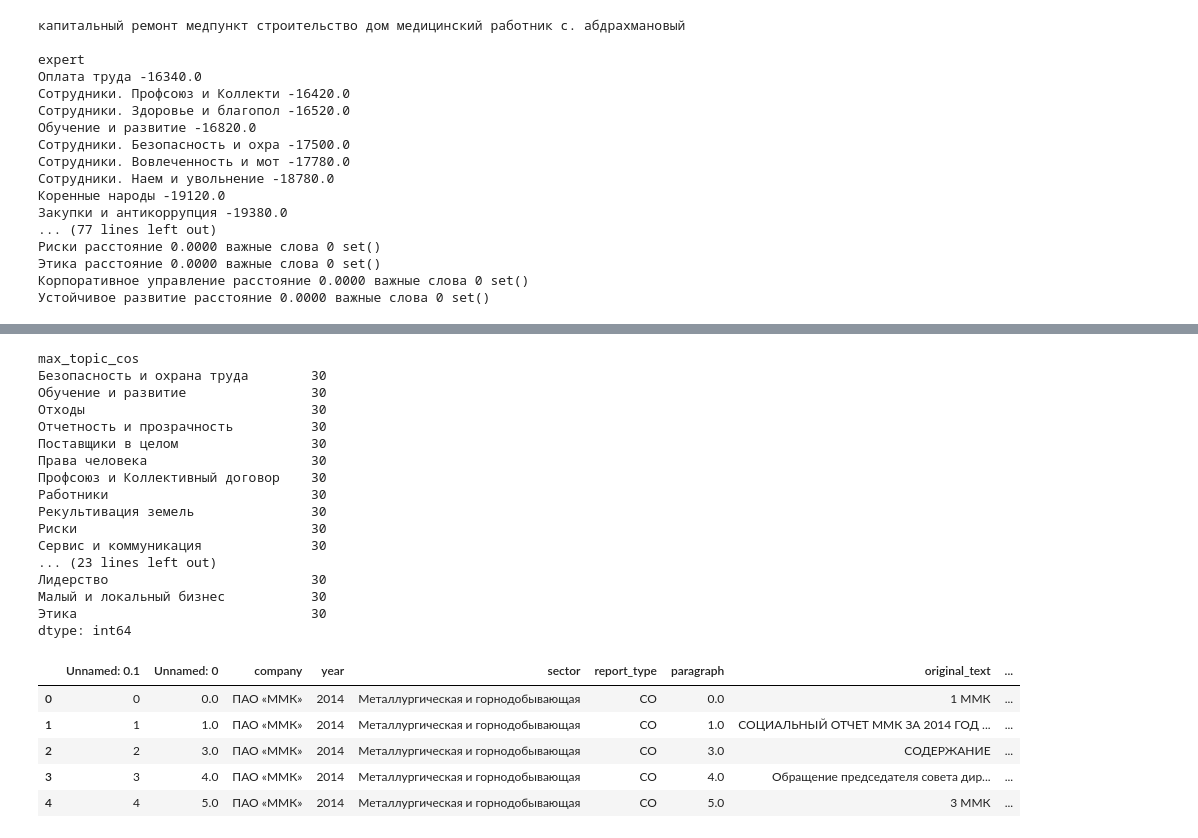
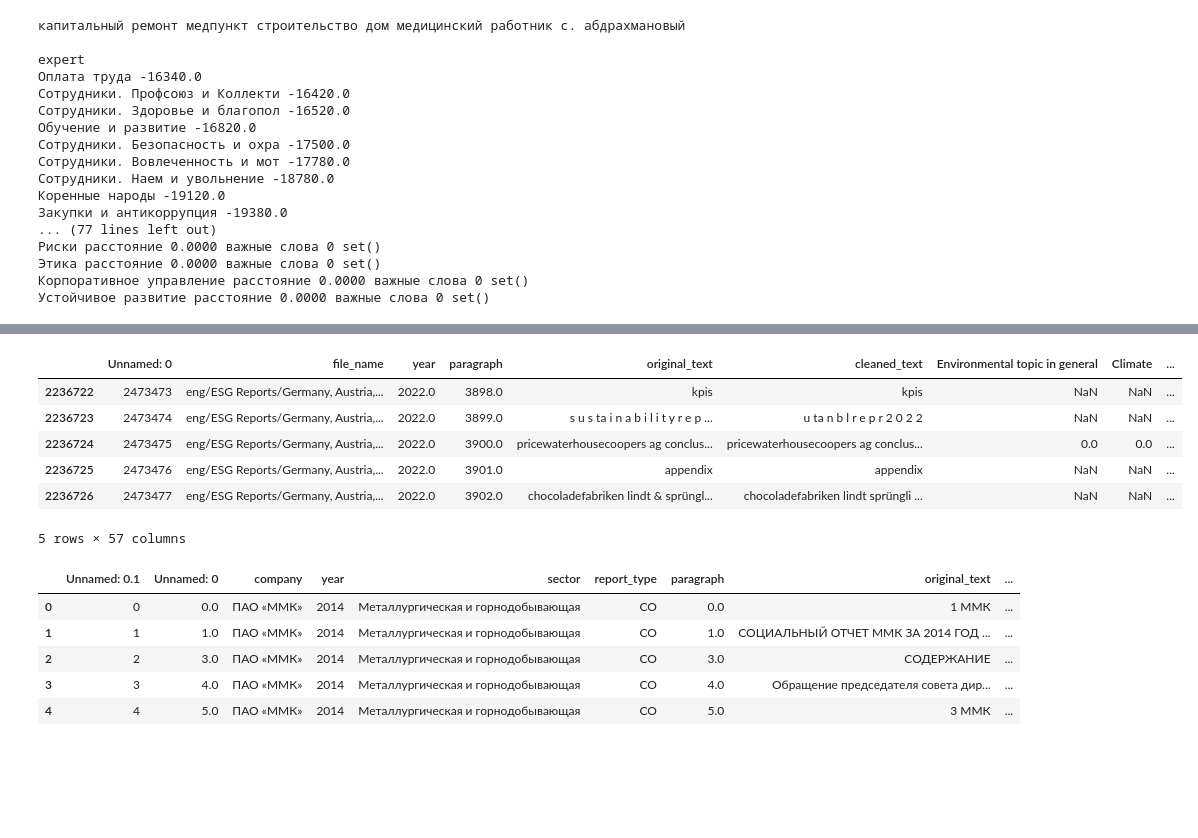
Before and after one commit to tarasovEgor/ESG_Reports, a Jupyter notebook: topics/all_topics_with_expert.ipynb, the cells around one changed output, grey strips where cells are left out. Cells and saved outputs as stored; diff of their text form; code cells hidden in the pictures; blank space fills up the shorter version.

```diff
--- a/topics/all_topics_with_expert.ipynb
+++ b/topics/all_topics_with_expert.ipynb
@@ -288,6 +262,6 @@ topics_vectors.shape
 # %%
 ROWS = 100_000
-df = pd.read_csv("paragraphs.csv.zip")  # , usecols=["cleaned_text"], nrows=ROWS
+df = pd.read_csv(f"../parsing/paragraphs{suffix}.csv.zip")  # , usecols=["cleaned_text"], nrows=ROWS
 df = df.dropna().reset_index(drop=True)
 # df = df[df["cleaned_text"].apply(lambda x: len(x.split()) > 1)]
 # df = df.reset_index(drop=True)
@@ -580,3 +566,7 @@ with open("topics.pkl", "wb") as fp:  # Pickling
 # %%
 topics = pd.DataFrame(topics)
 topics.to_csv("all_topics1.csv.zip")
+# %%
+topics = pd.read_csv("all_topics1.csv.zip")
+# %%
+df = df.join(topics, rsuffix="topics")
@@ -587,3 +591,13 @@ df.to_csv("paragrapghs_with_topisc.csv.zip")
 df[["max_score", "max_topic", "second_max_score", "second_max_topic"]] = df[
     ["max_topic", "max_score", "second_max_topic", "second_max_score"]
 ]
+# %%
+df.tail()
+# %% [output]
+|  | Unnamed: 0 | file_name | year | paragraph | original_text | cleaned_text | Environmental topic in general | Climate | ... |
+| 2236722 | 2473473 | eng/ESG Reports/Germany, Austria,... | 2022.0 | 3898.0 | kpis | kpis | NaN | NaN | ... |
+| 2236723 | 2473474 | eng/ESG Reports/Germany, Austria,... | 2022.0 | 3899.0 | s u s ta i n a b i l i t y r e p ... | u ta n b l r e p r 2 0 2 2 | NaN | NaN | ... |
+| 2236724 | 2473475 | eng/ESG Reports/Germany, Austria,... | 2022.0 | 3900.0 | pricewaterhousecoopers ag conclus... | pricewaterhousecoopers ag conclus... | 0.0 | 0.0 | ... |
+| 2236725 | 2473476 | eng/ESG Reports/Germany, Austria,... | 2022.0 | 3901.0 | appendix | appendix | NaN | NaN | ... |
+| 2236726 | 2473477 | eng/ESG Reports/Germany, Austria,... | 2022.0 | 3902.0 | chocoladefabriken lindt & sprüngl... | chocoladefabriken lindt sprüngli ... | NaN | NaN | ... |
+5 rows × 57 columns
@@ -590,11 +606,12 @@ df[["max_score", "max_topic", "second_max_score", "second_max_topic"]] = df[
 # %%
 n = 50
-df.groupby("max_topic_cos").sample(n, replace=True)[
+df[df["second_max_score_cos"].notna()].groupby("max_topic_cos").sample(n, replace=True)[
     [
-        "company",
+        # "company",
+        "file_name",
         "year",
-        "sector",
-        "report_type",
+        # "sector",
+        # "report_type",
         "paragraph",
         "original_text",
         "cleaned_text",
@@ -602,32 +619,8 @@ df.groupby("max_topic_cos").sample(n, replace=True)[
         "max_score_cos",
         "second_max_topic_cos",
         "second_max_score_cos",
-        "max_topic_exp",
-        "max_score_exp",
-        "second_max_topic_exp",
-        "second_max_score_exp",
     ]
-].value_counts(
-    "max_topic_cos"
-)  # .to_csv(f"paragraph_random_values_{n}.csv.zip")
+]  # .to_csv(f"paragraph_random_values_{n}.csv.zip")
-# %% [output]
-max_topic_cos
-Безопасность и охрана труда        30
-Обучение и развитие                30
-Отходы                             30
-Отчетность и прозрачность          30
-Поставщики в целом                 30
-Права человека                     30
-Профсоюз и Коллективный договор    30
-Работники                          30
-Рекультивация земель               30
-Риски                              30
-Сервис и коммуникация              30
-... (23 lines left out)
-Лидерство                          30
-Малый и локальный бизнес           30
-Этика                              30
-dtype: int64
 # %%
 df = pd.read_csv("paragrapghs_with_topisc.csv.zip")
 df.head()
```
Also changed, not shown: parts of 24 cells of this notebook, 2 other files.
